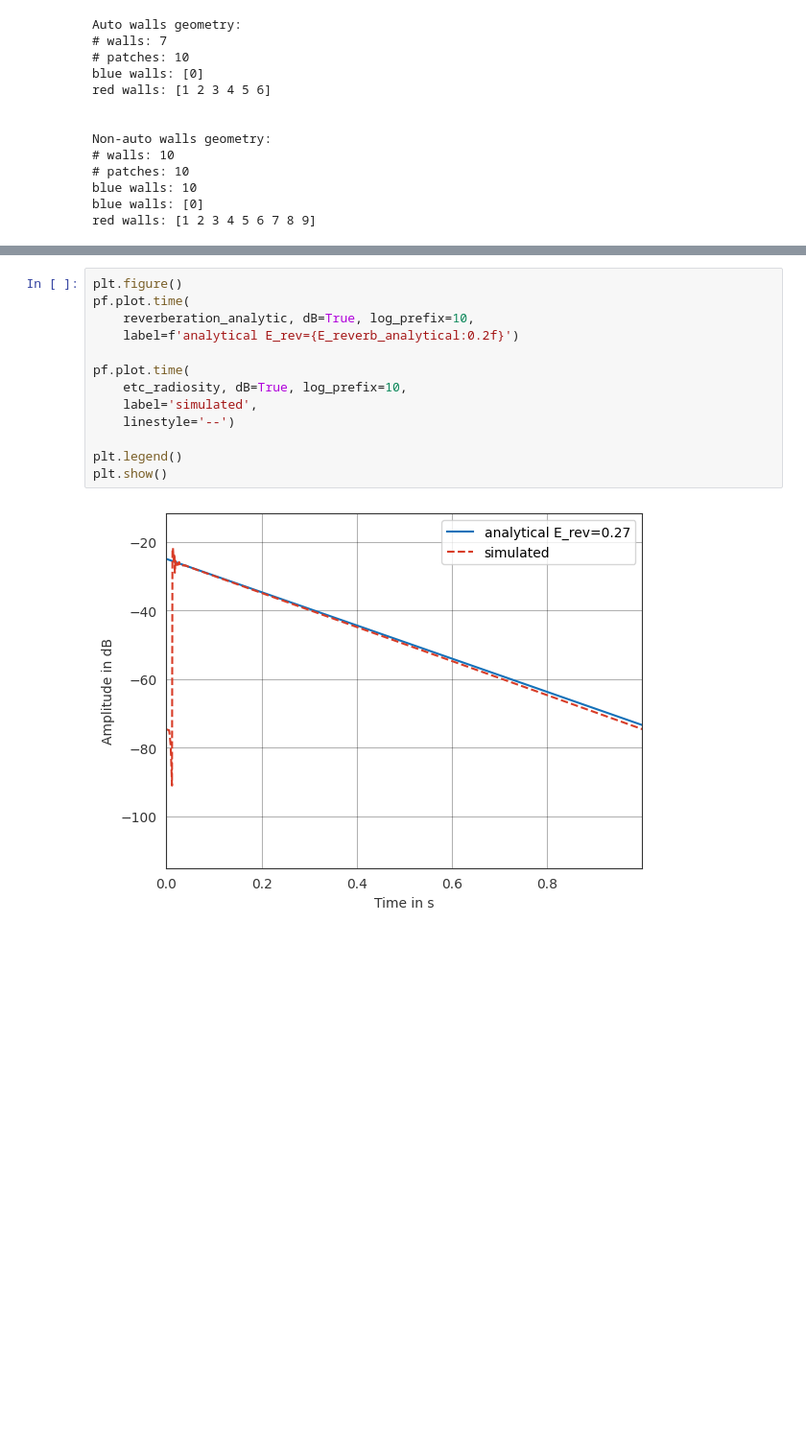
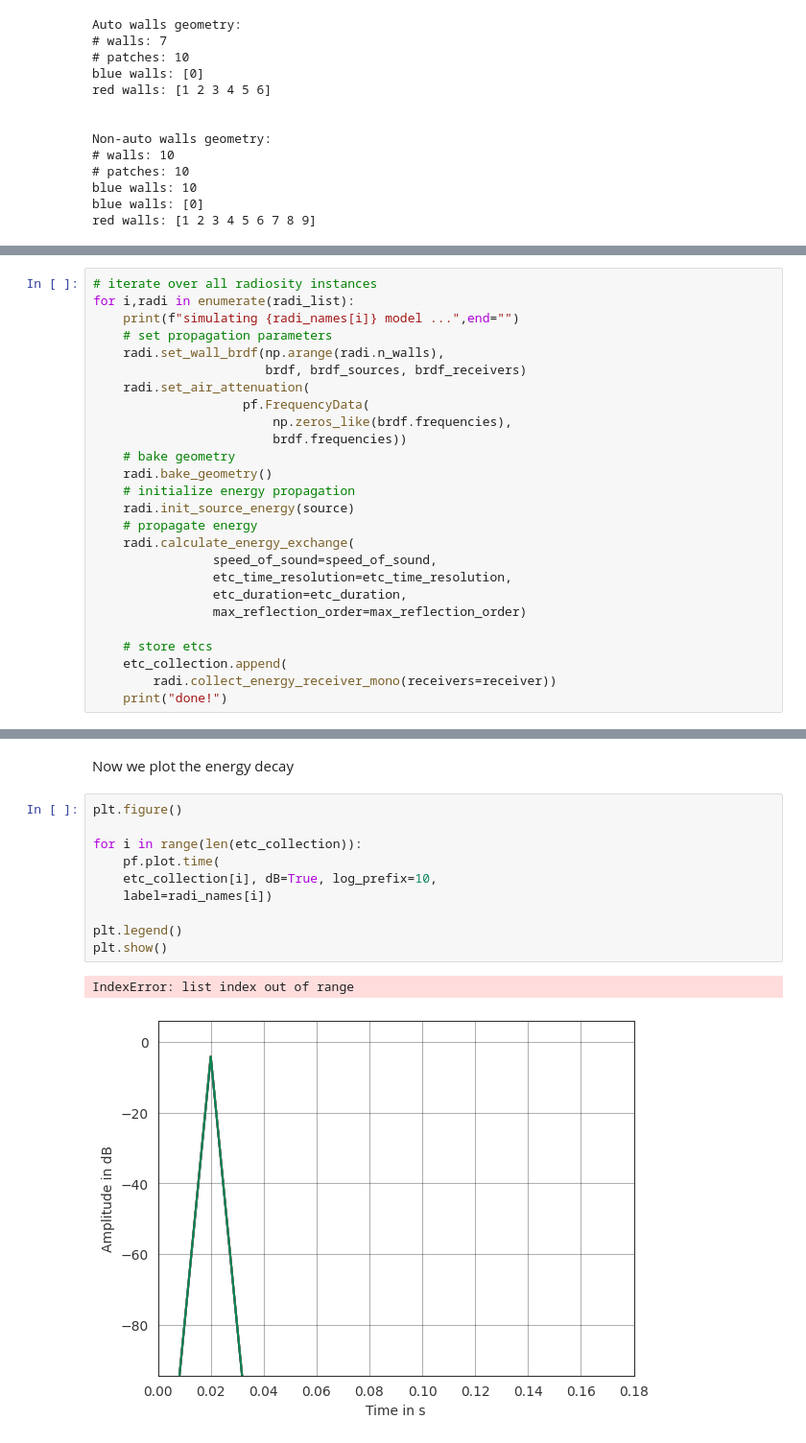
Before and after one commit to sparrow-acoustics/sparrowpy, a Jupyter notebook: examples/geometry_loading_from_file.ipynb, the cells around one changed output, grey strips where cells are left out. Shown at 96% size. Drawn from its saved outputs; the diff is of its cells as text; blank space fills up the shorter version.

```diff
--- a/examples/geometry_loading_from_file.ipynb
+++ b/examples/geometry_loading_from_file.ipynb
@@ -290,0 +286,26 @@ Lets compare these to results.
+# %%
+# iterate over all radiosity instances
+for i,radi in enumerate(radi_list):
+    print(f"simulating {radi_names[i]} model ...",end="")
+    # set propagation parameters
+    radi.set_wall_brdf(np.arange(radi.n_walls),
+                       brdf, brdf_sources, brdf_receivers)
+    radi.set_air_attenuation(
+                    pf.FrequencyData(
+                        np.zeros_like(brdf.frequencies),
+                        brdf.frequencies))
+    # bake geometry
+    radi.bake_geometry()
+    # initialize energy propagation
+    radi.init_source_energy(source)
+    # propagate energy
+    radi.calculate_energy_exchange(
+                speed_of_sound=speed_of_sound,
+                etc_time_resolution=etc_time_resolution,
+                etc_duration=etc_duration,
+                max_reflection_order=max_reflection_order)
+
+    # store etcs
+    etc_collection.append(
+        radi.collect_energy_receiver_mono(receivers=receiver))
+    print("done!")
@@ -291,15 +319,15 @@ Lets compare these to results.
+# %% [markdown]
+Now we plot the energy decay
 # %%
 plt.figure()
-pf.plot.time(
-    reverberation_analytic, dB=True, log_prefix=10,
-    label=f'analytical E_rev={E_reverb_analytical:0.2f}')
 
-pf.plot.time(
-    etc_radiosity, dB=True, log_prefix=10,
-    label='simulated',
-    linestyle='--')
+for i in range(len(etc_collection)):
+    pf.plot.time(
+    etc_collection[i], dB=True, log_prefix=10,
+    label=radi_names[i])
 
 plt.legend()
 plt.show()
 # %% [output]
+IndexError: list index out of range
-[figure, old version]
+[figure, new version]
```
Also changed, not shown: parts of 19 cells of this notebook.
